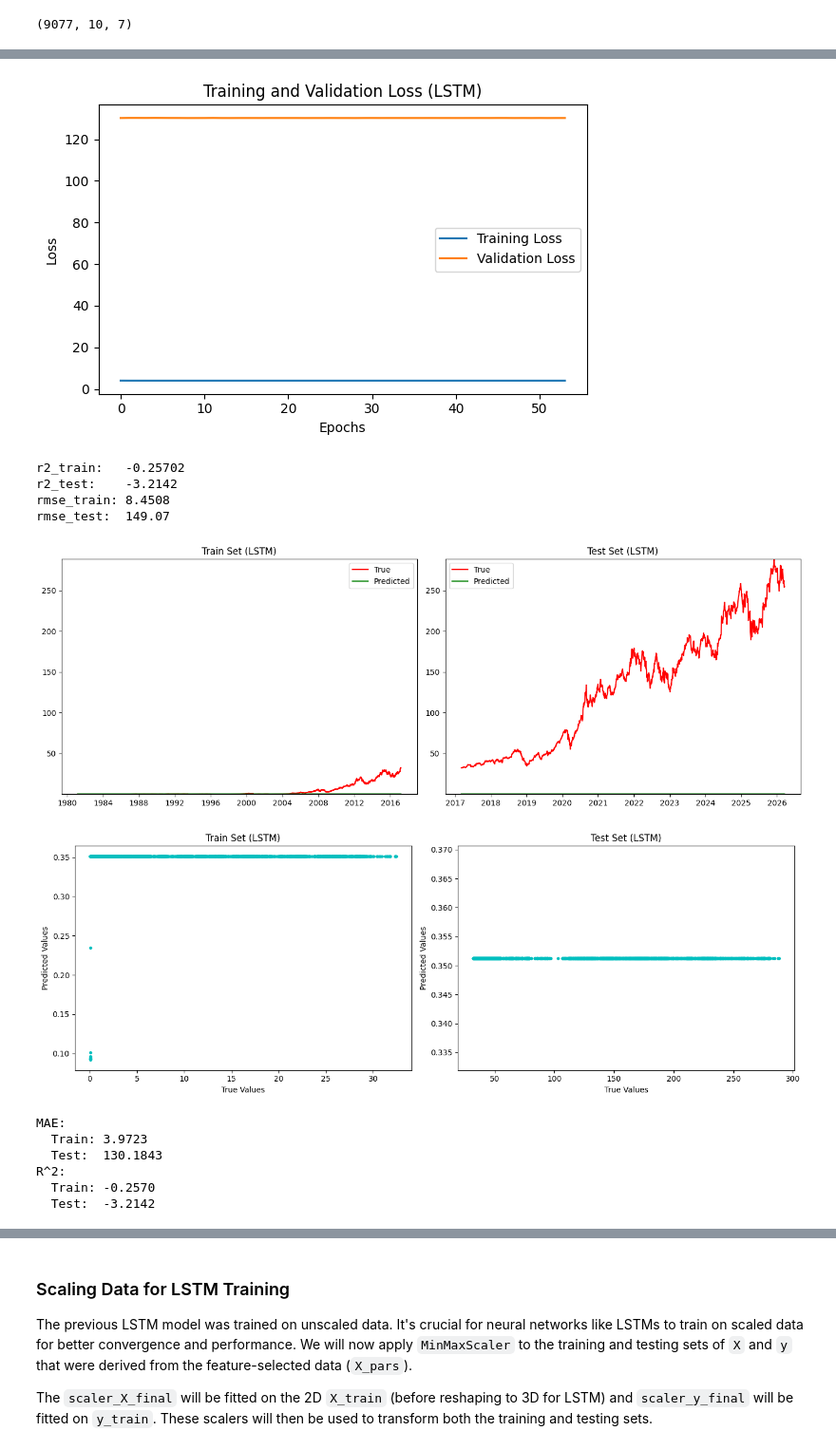
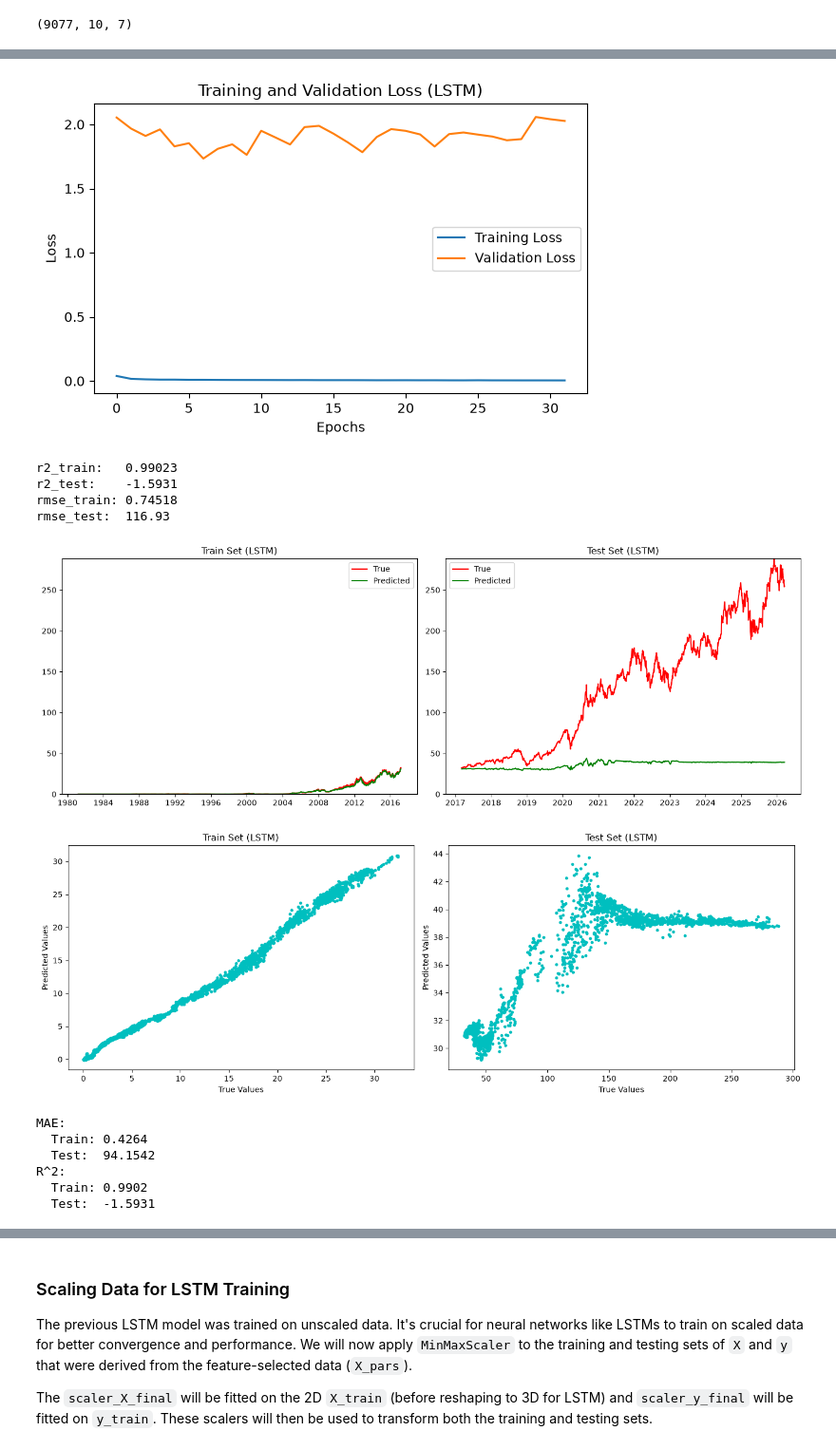
Before and after one commit to isaacadebayo/Predictive_Analytics_and_NLP, a Jupyter notebook: Apple_Stock_prediction_timeseries_split_fold4.ipynb, the cells around one changed output, grey strips where cells are left out. Shown at 95% size. Drawn from its saved outputs; the diff is of its cells as text; code cells hidden in the pictures.

```diff
--- a/Apple_Stock_prediction_timeseries_split_fold4.ipynb
+++ b/Apple_Stock_prediction_timeseries_split_fold4.ipynb
@@ -788,0 +929,21 @@ reduce_lr = ReduceLROnPlateau(
+# %%
+from sklearn.preprocessing import MinMaxScaler
+
+# Re-initialize scalers (or re-use existing ones if already fitted on the correct split)
+# scaler_X and scaler_y were defined and fitted in cell 'XlacRcBnxwXz' based on the initial 80/20 split.
+# We will re-apply them to ensure consistency.
+
+# Re-scale X_train_2d and X_test_2d
+X_train_scaled_2d = scaler_X.transform(X_train_2d)
+X_test_scaled_2d  = scaler_X.transform(X_test_2d)
+
+# Re-scale y_train and y_test
+y_train_scaled = scaler_y.transform(y_train.reshape(-1,1))
+y_test_scaled  = scaler_y.transform(y_test.reshape(-1,1))
+
+print(f"X_train_scaled_2d shape: {X_train_scaled_2d.shape}")
+print(f"y_train_scaled shape: {y_train_scaled.shape}")
+print(f"X_test_scaled_2d shape: {X_test_scaled_2d.shape}")
+print(f"y_test_scaled shape: {y_test_scaled.shape}")
+
+print("Data for model_dense re-scaled successfully.")
@@ -1041,10 +1480,10 @@ X_train_3d.shape
 (9077, 10, 7)
 # %%
 history_lstm = model_lstm.fit(
-    X_train_2, y_train,
+    X_train_scaled_3d, y_train_scaled, # Use scaled 3D data
     epochs=150,
     batch_size=64,
-    validation_data=(X_test_2, y_test),
+    validation_data=(X_test_scaled_3d, y_test_scaled), # Use scaled 3D data for validation
     verbose=1,
     callbacks=[early_stopping]
 )
@@ -1069,8 +1508,11 @@ Epoch 54/150
 # %%
-# Get predictions
-# Use the already reshaped X_train_2 and X_test_2 for LSTM predictions.
-y_train_pred = model_lstm.predict(X_train_2)[:,0]
-y_test_pred  = model_lstm.predict(X_test_2)[:,0]
+# Get predictions on scaled data
+y_train_pred_scaled = model_lstm.predict(X_train_scaled_3d)[:,0].reshape(-1, 1)
+y_test_pred_scaled  = model_lstm.predict(X_test_scaled_3d)[:,0].reshape(-1, 1)
+
+# Inverse transform predictions to original scale
+y_train_pred = scaler_y.inverse_transform(y_train_pred_scaled).flatten()
+y_test_pred  = scaler_y.inverse_transform(y_test_pred_scaled).flatten()
 
 # Now use the true values and dates from the train_test_split
 y_train_true = y_train
@@ -1105,8 +1547,8 @@ rmse_test = mean_squared_error(y_test_true, y_test_pred)**0.5
 print(f'rmse_test:  {rmse_test:.5}')
 
 # Convert predictions to pandas Series with dates as index for plotting
-y_train_pred_series = pd.Series(y_train_pred, index=dates_train_plot)
-y_test_pred_series  = pd.Series(y_test_pred, index=dates_test_plot)
+y_train_pred_series = pd.Series(y_train_pred.flatten(), index=dates_train_plot)
+y_test_pred_series  = pd.Series(y_test_pred.flatten(), index=dates_test_plot)
 
 # Calculate global y-axis limits for consistent plotting
 y_min = min(y_train_true.min(), y_train_pred_series.min(), y_test_true.min(), y_test_pred_series.min())
@@ -1161,18 +1604,18 @@ print(f"  Test:  {r2_test:.4f}")
 284/284 ━━━━━━━━━━━━━━━━━━━━ 1s 2ms/step
 71/71 ━━━━━━━━━━━━━━━━━━━━ 0s 2ms/step
-[figure, old version]
+[figure, new version]
-r2_train:   -0.25702
-r2_test:    -3.2142
-rmse_train: 8.4508
-rmse_test:  149.07
+r2_train:   0.99023
+r2_test:    -1.5931
+rmse_train: 0.74518
+rmse_test:  116.93
-[figure, old version]
+[figure, new version]
-[figure, old version]
+[figure, new version]
 MAE:
-  Train: 3.9723
-  Test:  130.1843
+  Train: 0.4264
+  Test:  94.1542
 R^2:
-  Train: -0.2570
-  Test:  -3.2142
+  Train: 0.9902
+  Test:  -1.5931
 # %%
 # Create a DataFrame to organize the data of true vs pred data graph
 predicted_results_df_corrected = pd.DataFrame({
```
Also changed, not shown: parts of 67 cells of this notebook.
